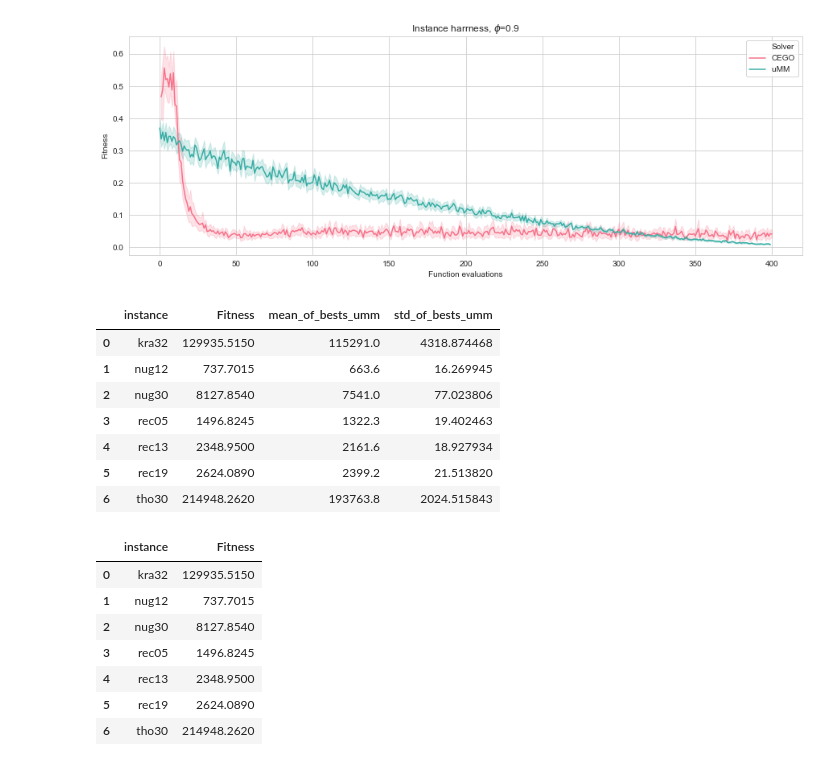
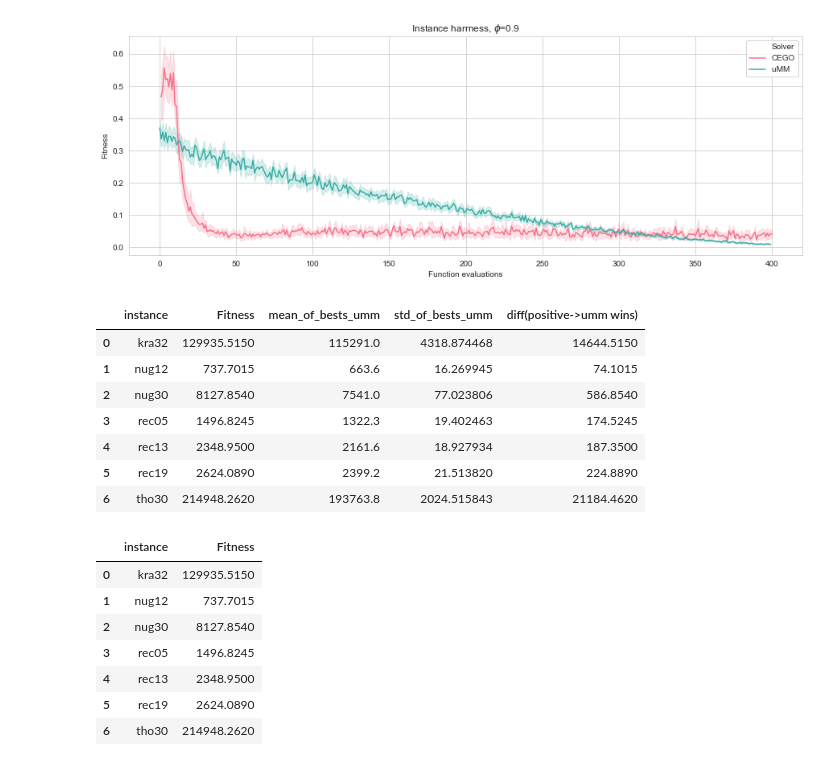
Before and after one commit to ekhiru/BB_optim, a Jupyter notebook: BB opt 2.ipynb, the cells around one changed output. Saved outputs shown, nothing was run; the diff lists cells and outputs as text; code cells hidden in the pictures.

Commit message:
real lop umm

```diff
--- a/BB opt 2.ipynb
+++ b/BB opt 2.ipynb
@@ -243,7 +222,18 @@ Name: filename, dtype: object
 import os
 for i in range(1,12):
   if i != 8:
-    df = pd.concat([pd.read_pickle('results/'+filename) for filename in os.listdir('results') if 'pkl'in filename and 'cego-'+str(i)+'-' in filename])
+    df = pd.concat([pd.read_pickle('results/'+filename) for filename in os.listdir('results')
+                    if 'pkl'in filename and 'cego-'+str(i)+'-' in filename])
     print(i, df.instance.iloc[0])
+    if i < 8 :
+      sns.set_style("whitegrid")
+      color_variable = 'Solver'
+      y_variables = ['Fitness']#,'Distance','phi_sample'
+      palette = sns.color_palette("husl", len(df[color_variable].drop_duplicates()))
+      for y_variable in y_variables:
+          plt.figure(figsize=(15,5))
+          g = sns.lineplot(x='Function evaluations',y=y_variable,hue='Solver',data=df, palette=palette)
+          plt.savefig('img/fitness_real_'+df.instance.iloc[0].replace('/','_').replace('.','_')+'.jpg')
+          plt.show()
 # %% [output]
 1 qap/kra32.dat
@@ -313,42 +317,43 @@ ranking of the solvers by fitness
 # %%
 # Compare in real data, QAP and LOP
 # with the above results we can justify that a reasonable param configuration is weight=0.9 and ratio = 0.1
 # we run the real data with these parameters
 # for the PFSF and QAP the results of the best one are not conclusive
 
 dfNoLopCEGO = pd.concat([pd.read_pickle('results/'+filename) for filename in os.listdir('results') for i in range(0,9) if 'pkl'in filename and 'cego-'+str(i)+'-' in filename])
 t = dfNoLopCEGO.instance.str.split('/').str[-1]
 dfNoLopCEGO['instance'] = t.str.split('.').str[0]
 
 
 dfNoLopUMM = pd.read_csv('results/results.csv',index_col=0)
 dfNoLopUMM.columns = [c if c!='min' else 'best' for c in dfNoLopUMM.columns]
 dfNoLopUMM = dfNoLopUMM[(abs(dfNoLopUMM.weight-0.93)<0.01)&(dfNoLopUMM.ratio==0.1)] # ocn los parametros elegidos
 pd.pivot_table(dfNoLopUMM,index=['filename'],values='best',aggfunc=np.mean)
 
 dfNoLopUMM = pd.pivot_table(dfNoLopUMM,index=['filename'],values='best',aggfunc={np.mean,np.std}).reset_index()
 dfNoLopUMM.columns = ['instance','mean_of_bests_umm','std_of_bests_umm']
 dfNoLopUMM
 
 dfNoLopCEGO = dfNoLopCEGO.groupby(['instance']).Fitness.mean().reset_index()
-pd.merge(dfNoLopCEGO, dfNoLopUMM)
+bests_compare = pd.merge(dfNoLopCEGO, dfNoLopUMM)
 # dfNoLopUMM = pd.pivot_table(dfNoLopUMM,index=['filename'],values='best',aggfunc=np.mean)
 # dfNoLopUMM.columns = ['best_'+ c for c in dfNoLopUMM.columns]
 # dfNoLopUMM = dfNoLopUMM.reset_index()
 # dfNoLopUMM
 # bestsCEGO = dfNoLopCEGO.groupby(['Solver','instance']).Fitness.mean().reset_index()
 # bests_compare = pd.merge(bestsCEGO,dfNoLopUMM, left_on='instance', right_on='filename')
-# bests_compare['diff(negative->umm wins)'] = bests_compare.Fitness - bests_compare.best_best
+bests_compare['diff(positive->umm wins)'] = bests_compare.Fitness - bests_compare.mean_of_bests_umm
+bests_compare
 # bests_compare
 # %% [output]
-|  | instance | Fitness | mean_of_bests_umm | std_of_bests_umm |
-| 0 | kra32 | 129935.5150 | 115291.0 | 4318.874468 |
-| 1 | nug12 | 737.7015 | 663.6 | 16.269945 |
-| 2 | nug30 | 8127.8540 | 7541.0 | 77.023806 |
-| 3 | rec05 | 1496.8245 | 1322.3 | 19.402463 |
-| 4 | rec13 | 2348.9500 | 2161.6 | 18.927934 |
-| 5 | rec19 | 2624.0890 | 2399.2 | 21.513820 |
-| 6 | tho30 | 214948.2620 | 193763.8 | 2024.515843 |
+|  | instance | Fitness | mean_of_bests_umm | std_of_bests_umm | diff(positive->umm wins) |
+| 0 | kra32 | 129935.5150 | 115291.0 | 4318.874468 | 14644.5150 |
+| 1 | nug12 | 737.7015 | 663.6 | 16.269945 | 74.1015 |
+| 2 | nug30 | 8127.8540 | 7541.0 | 77.023806 | 586.8540 |
+| 3 | rec05 | 1496.8245 | 1322.3 | 19.402463 | 174.5245 |
+| 4 | rec13 | 2348.9500 | 2161.6 | 18.927934 | 187.3500 |
+| 5 | rec19 | 2624.0890 | 2399.2 | 21.513820 | 224.8890 |
+| 6 | tho30 | 214948.2620 | 193763.8 | 2024.515843 | 21184.4620 |
 # %%
 dfNoLopCEGO.groupby(['instance']).Fitness.mean().reset_index()
 # %% [output]
```
Also changed, not shown: parts of 6 cells of this notebook, 4 other files.
